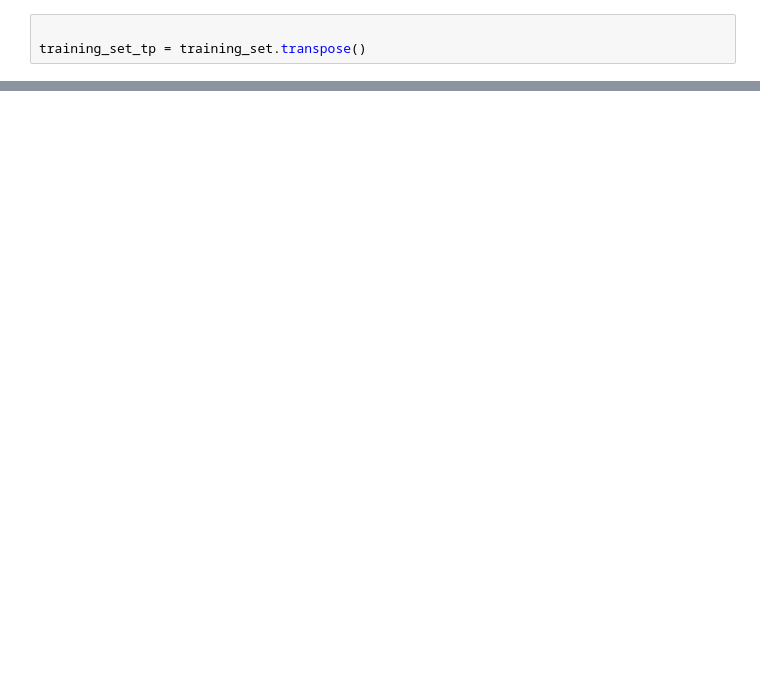
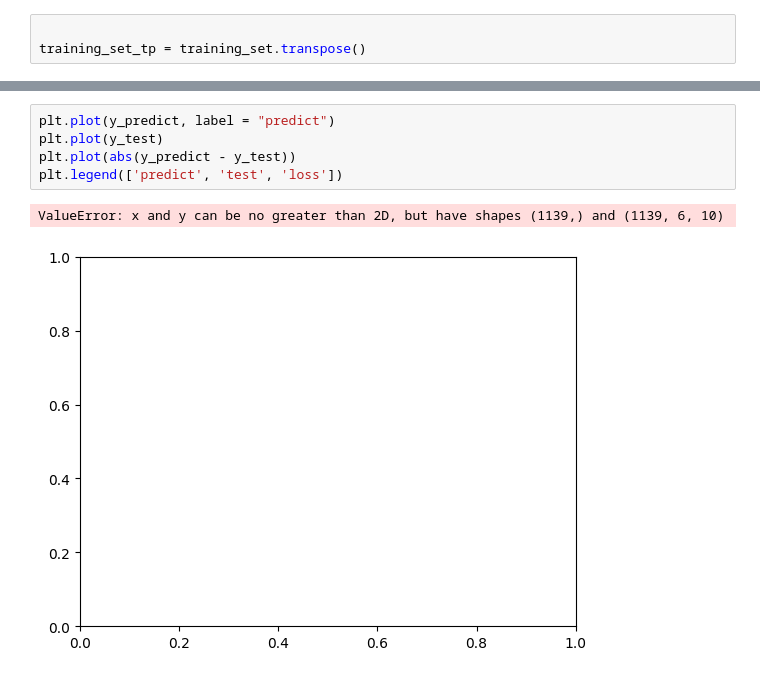
Before and after one commit to 10udCryp7/-Lab-Research-IOT-Weather-Tracking-for-Agriculture, a Jupyter notebook: Train Data/Model.ipynb, the cells around one changed output, grey strips where cells are left out. Drawn from its saved outputs; the diff is of its cells as text; blank space fills up the shorter version.

```diff
--- a/Train Data/Model.ipynb
+++ b/Train Data/Model.ipynb
@@ -130,0 +264,8 @@ plt.plot(hist_elm.history['loss'][0:500])
+# %%
+plt.plot(y_predict, label = "predict")
+plt.plot(y_test)
+plt.plot(abs(y_predict - y_test))
+plt.legend(['predict', 'test', 'loss'])
+# %% [output]
+ValueError: x and y can be no greater than 2D, but have shapes (1139,) and (1139, 6, 10)
+[figure, added]
```
Also changed, not shown: parts of 13 cells of this notebook, 7 other files.
